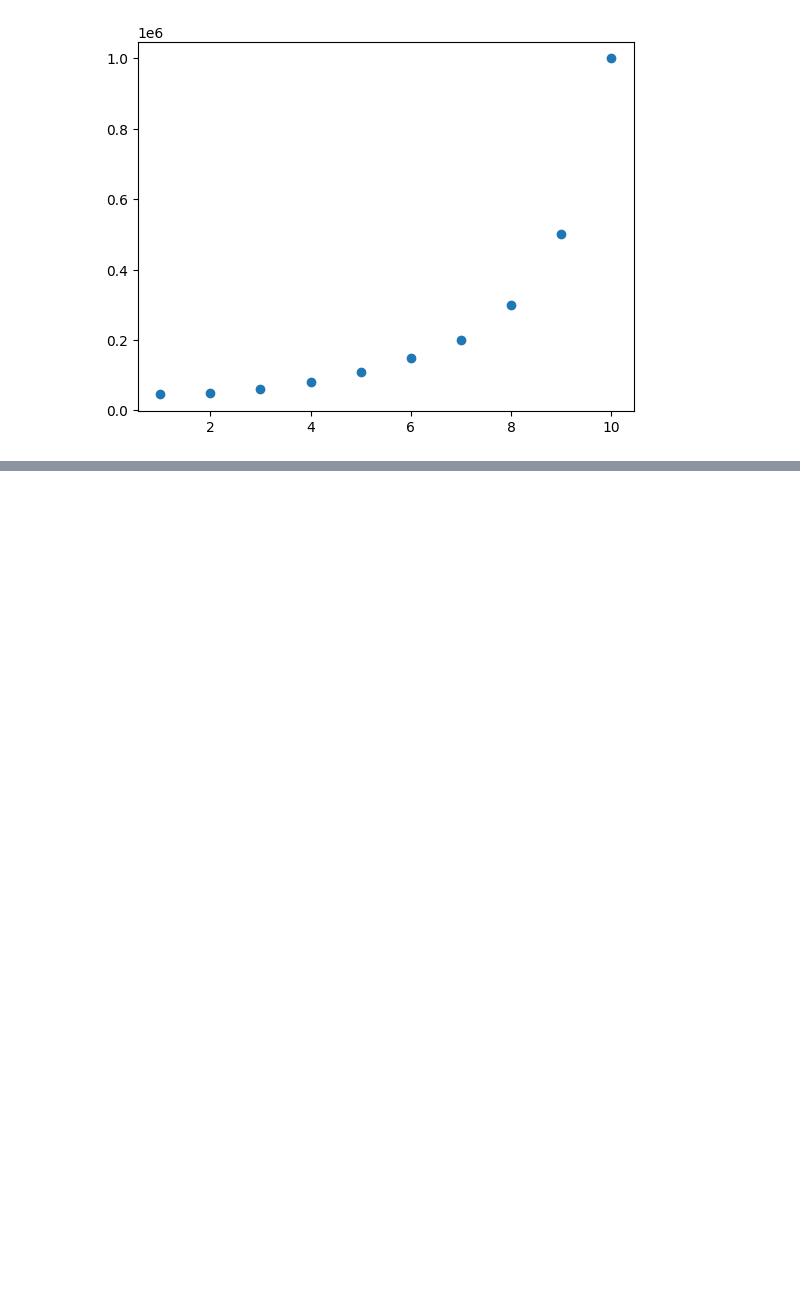
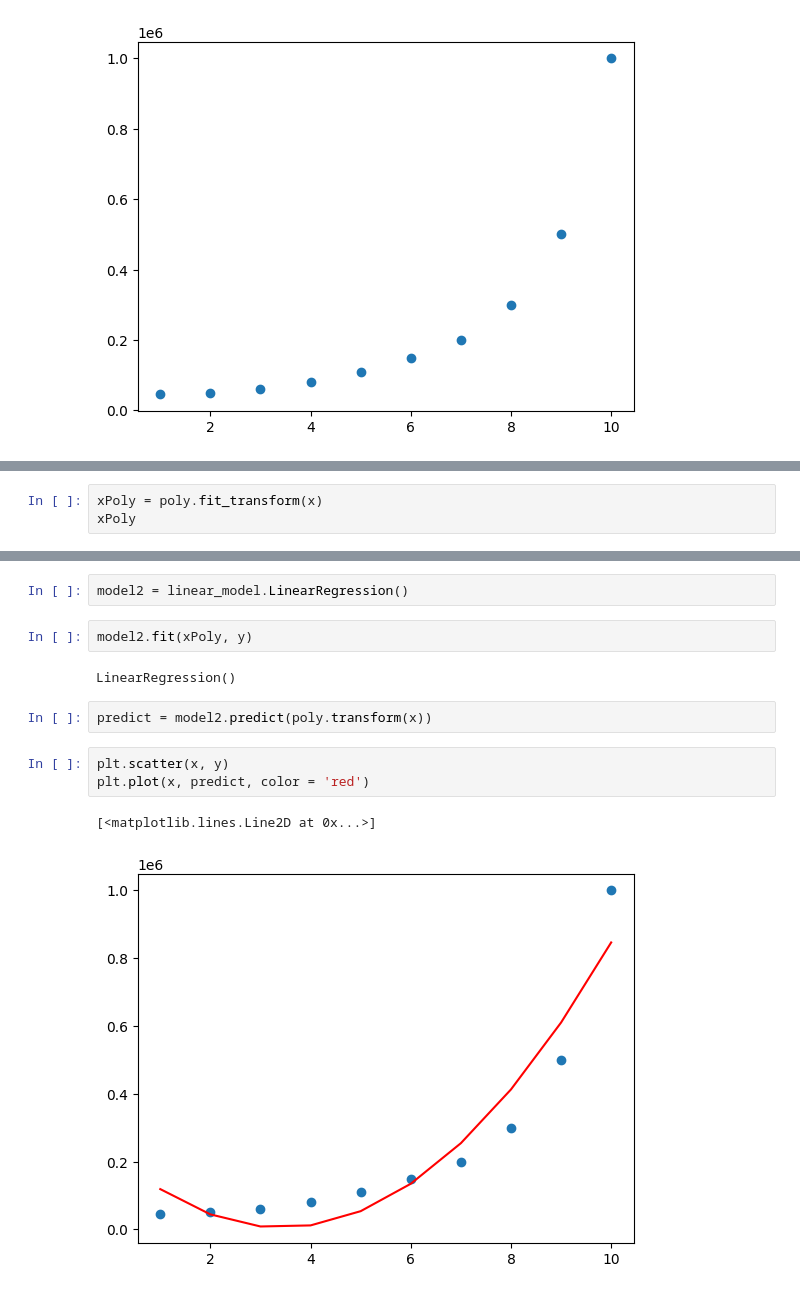
Before and after one commit to ZiaUrRehman-bit/Implementation-of-Machine-Learning-Algorithm, a Jupyter notebook: 02. Linear Regression/06.PolynomialRegression.ipynb, the cells around one changed output, grey strips where cells are left out. Saved outputs shown, nothing was run; the diff lists cells and outputs as text; blank space fills up the shorter version.

```diff
--- a/02. Linear Regression/06.PolynomialRegression.ipynb
+++ b/02. Linear Regression/06.PolynomialRegression.ipynb
@@ -81,0 +119,3 @@ plt.scatter(x, y)
+# %%
+xPoly = poly.fit_transform(x)
+xPoly
@@ -81,0 +133,14 @@ plt.scatter(x, y)
+# %%
+model2 = linear_model.LinearRegression()
+# %%
+model2.fit(xPoly, y)
+# %% [output]
+LinearRegression()
+# %%
+predict = model2.predict(poly.transform(x))
+# %%
+plt.scatter(x, y)
+plt.plot(x, predict, color = 'red')
+# %% [output]
+[<matplotlib.lines.Line2D at 0x...>]
+[figure, added]
```
Also changed, not shown: parts of 28 cells of this notebook, 1 other file.
